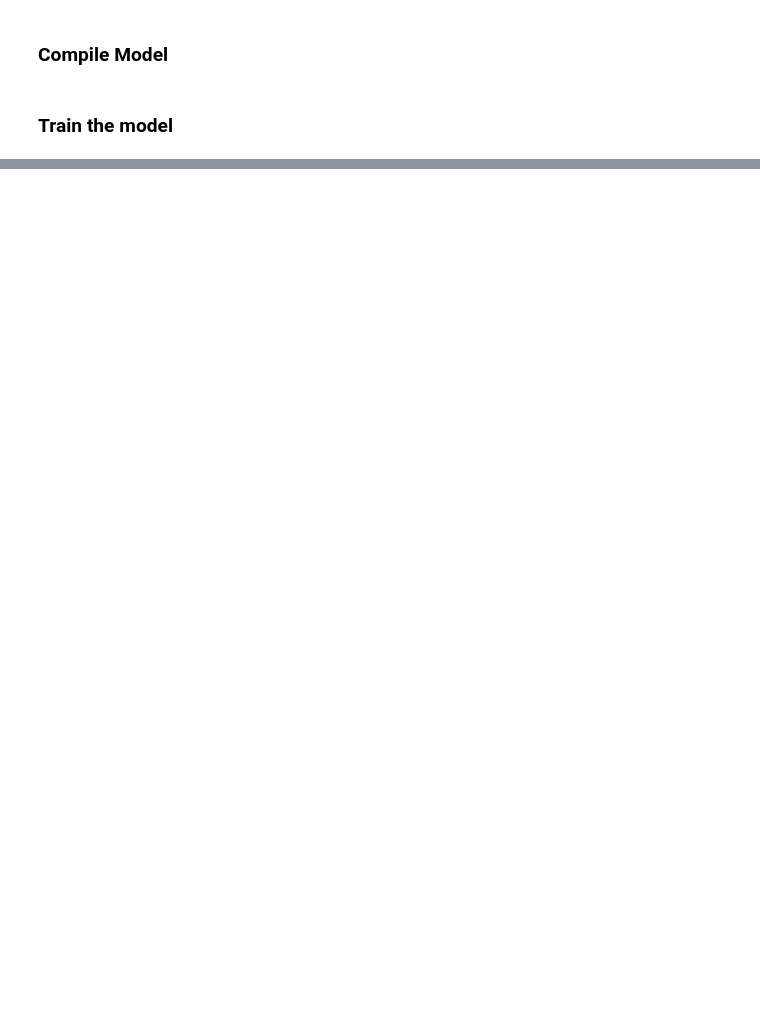
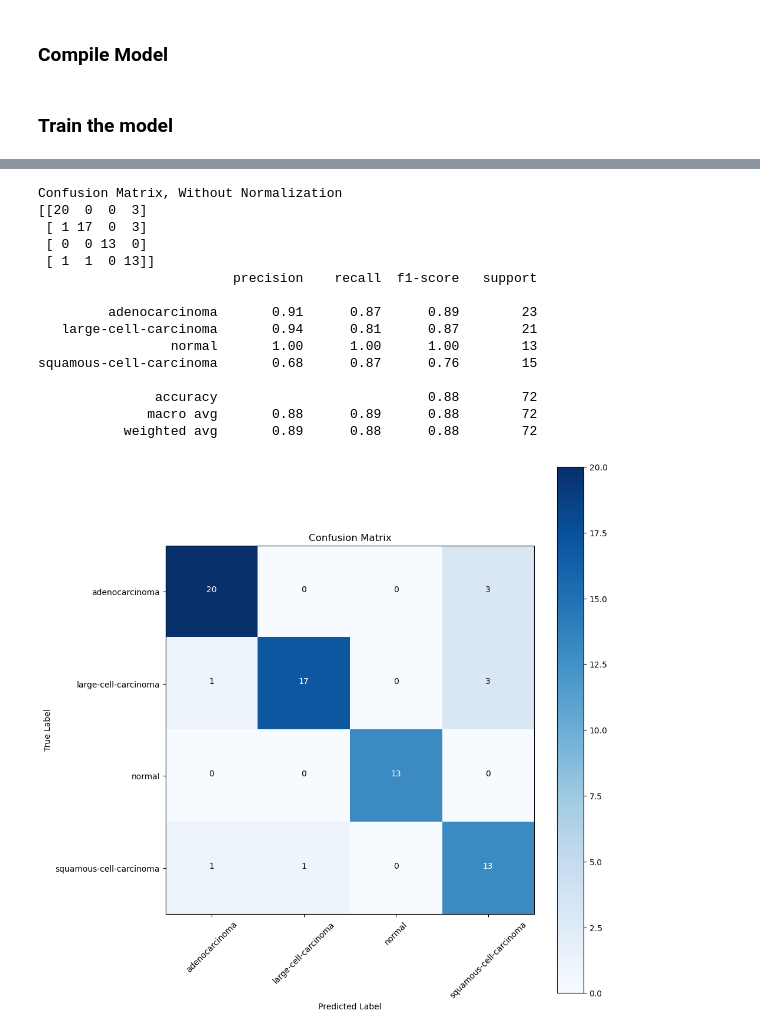
Before and after one commit to schr0841/cnn_group_project, a Jupyter notebook: cnn_group_project.ipynb, the cells around one changed output, grey strips where cells are left out. Drawn from its saved outputs; the diff is of its cells as text; code cells hidden in the pictures; blank space fills up the shorter version.

Commit message:
update repo with models from Kaggle Notebooks (pretrained models + 1 from-scratch)
omitting .h5 files because they are over 100mb

```diff
--- a/cnn_group_project.ipynb
+++ b/cnn_group_project.ipynb
@@ -123,0 +660,5 @@ Epoch 21/600
+# %%
+model = load_model('final_ensemble_model.h5')
+preds = model.predict_generator(test_gen)
+y_pred = np.argmax(preds, axis=1)
+print(y_pred)
@@ -123,0 +697,50 @@ Epoch 21/600
+# %%
+import itertools
+import matplotlib.pyplot as plt
+def plot_confusion_matrix(cm, classes, normalize= False, title= 'Confusion Matrix', cmap= plt.cm.Blues):
+    plt.figure(figsize= (10, 10))
+    plt.imshow(cm, interpolation= 'nearest', cmap= cmap)
+    plt.title(title)
+    plt.colorbar()
+    tick_marks = np.arange(len(classes))
+    plt.xticks(tick_marks, classes, rotation= 45)
+    plt.yticks(tick_marks, classes)
+    if normalize:
+        cm = cm.astype('float') / cm.sum(axis= 1)[:, np.newaxis]
+        print('Normalized Confusion Matrix')
+    else:
+        print('Confusion Matrix, Without Normalization')
+    print(cm)
+    thresh = cm.max() / 2.
+    for i, j in itertools.product(range(cm.shape[0]), range(cm.shape[1])):
+        plt.text(j, i, cm[i, j], horizontalalignment= 'center', color= 'white' if cm[i, j] > thresh else 'black')
+    plt.tight_layout()
+    plt.ylabel('True Label')
+    plt.xlabel('Predicted Label')
+# %%
+from sklearn.metrics import confusion_matrix, classification_report
+import matplotlib.pyplot as plt
+
+target_names = ['adenocarcinoma', 'large-cell-carcinoma', 'normal', 'squamous-cell-carcinoma']
+# Confusion matrix
+cm = confusion_matrix(test_gen.classes, y_pred)
+plot_confusion_matrix(cm= cm, classes= target_names, title = 'Confusion Matrix')
+# Classification report
+print(classification_report(test_gen.classes, y_pred, target_names= target_names))
+# %% [output]
+Confusion Matrix, Without Normalization
+[[20  0  0  3]
+ [ 1 17  0  3]
+ [ 0  0 13  0]
+ [ 1  1  0 13]]
+                         precision    recall  f1-score   support
+
+         adenocarcinoma       0.91      0.87      0.89        23
+   large-cell-carcinoma       0.94      0.81      0.87        21
+                 normal       1.00      1.00      1.00        13
+squamous-cell-carcinoma       0.68      0.87      0.76        15
+
+               accuracy                           0.88        72
+              macro avg       0.88      0.89      0.88        72
+           weighted avg       0.89      0.88      0.88        72
+[figure, added]
```
Also changed, not shown: parts of 28 cells of this notebook.
